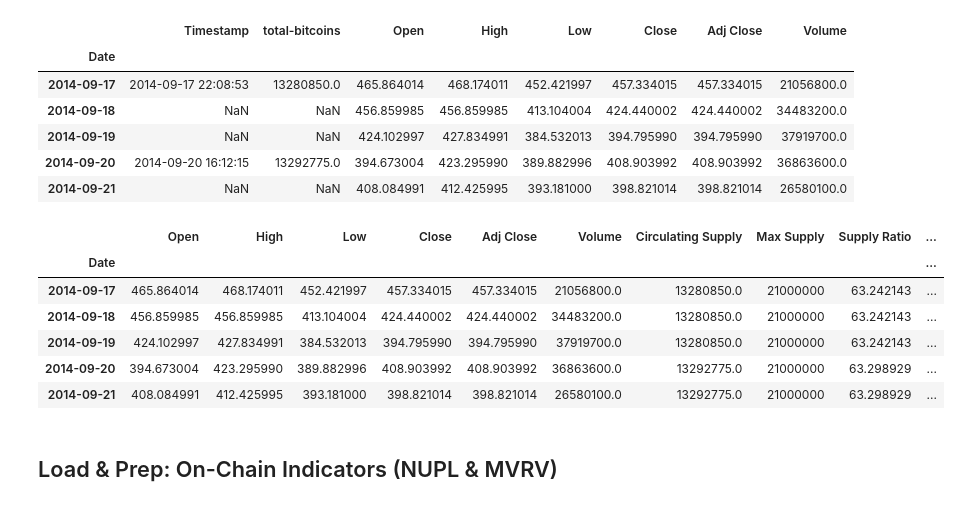
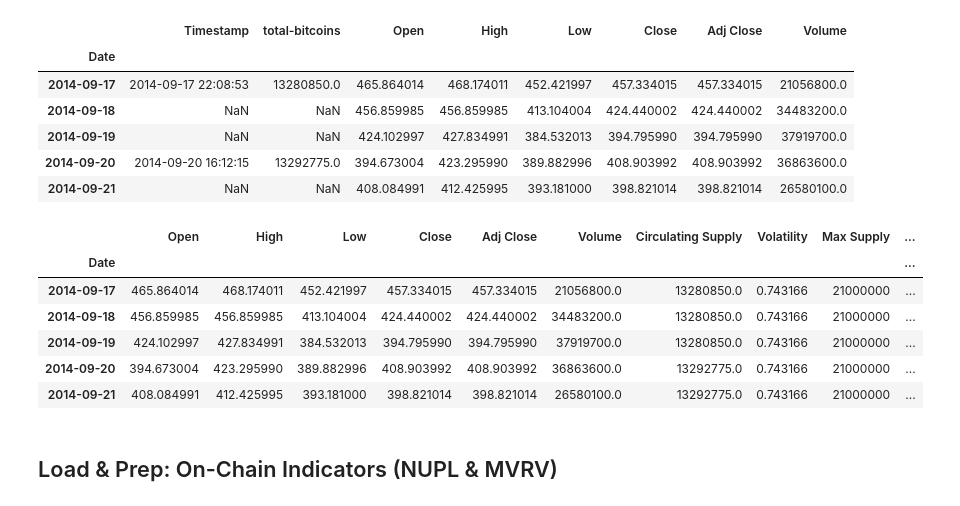
Before and after one commit to bcizek91/crypto_bot_project_2, a Jupyter notebook: Data_Prep_Master.ipynb, the cells around one changed output. Saved outputs shown, nothing was run; the diff lists cells and outputs as text; code cells hidden in the pictures.

Commit message:
Added volatility

```diff
--- a/Data_Prep_Master.ipynb
+++ b/Data_Prep_Master.ipynb
@@ -74,28 +74,31 @@ btc_df.head()
 # %%
 #Backfill Supply Column to Daily Grain where null
 btc_df['Circulating Supply'] = btc_df['total-bitcoins'].ffill()
 btc_df = btc_df.drop(columns = ['Timestamp', 'total-bitcoins'])
 btc_df.head()
+
+#Add Volatility
+btc_df['Volatility']= (btc_df['Close'].pct_change().std())*np.sqrt(365)
 
 #Add BTC Max Supply and Circulating Supply Ratio
 btc_df['Max Supply'] = 21000000
 btc_df['Supply Ratio'] = (btc_df['Circulating Supply'] / btc_df['Max Supply']) * 100
 
 #Volume over Circulating Supply Ratio
 btc_df['Volume Supply Ratio'] = (btc_df['Volume'] / btc_df['Circulating Supply'])
 
 #Volume over Closing Price Ratio
 btc_df['Volume Close Ratio'] = (btc_df['Volume'] / btc_df['Close'])
 
 btc_df.head()
 # %% [output]
-|  | Open | High | Low | Close | Adj Close | Volume | Circulating Supply | Max Supply | Supply Ratio | ... |
+|  | Open | High | Low | Close | Adj Close | Volume | Circulating Supply | Volatility | Max Supply | ... |
 | Date |  |  |  |  |  |  |  |  |  | ... |
-| 2014-09-17 | 465.864014 | 468.174011 | 452.421997 | 457.334015 | 457.334015 | 21056800.0 | 13280850.0 | 21000000 | 63.242143 | ... |
-| 2014-09-18 | 456.859985 | 456.859985 | 413.104004 | 424.440002 | 424.440002 | 34483200.0 | 13280850.0 | 21000000 | 63.242143 | ... |
-| 2014-09-19 | 424.102997 | 427.834991 | 384.532013 | 394.795990 | 394.795990 | 37919700.0 | 13280850.0 | 21000000 | 63.242143 | ... |
-| 2014-09-20 | 394.673004 | 423.295990 | 389.882996 | 408.903992 | 408.903992 | 36863600.0 | 13292775.0 | 21000000 | 63.298929 | ... |
-| 2014-09-21 | 408.084991 | 412.425995 | 393.181000 | 398.821014 | 398.821014 | 26580100.0 | 13292775.0 | 21000000 | 63.298929 | ... |
+| 2014-09-17 | 465.864014 | 468.174011 | 452.421997 | 457.334015 | 457.334015 | 21056800.0 | 13280850.0 | 0.743166 | 21000000 | ... |
+| 2014-09-18 | 456.859985 | 456.859985 | 413.104004 | 424.440002 | 424.440002 | 34483200.0 | 13280850.0 | 0.743166 | 21000000 | ... |
+| 2014-09-19 | 424.102997 | 427.834991 | 384.532013 | 394.795990 | 394.795990 | 37919700.0 | 13280850.0 | 0.743166 | 21000000 | ... |
+| 2014-09-20 | 394.673004 | 423.295990 | 389.882996 | 408.903992 | 408.903992 | 36863600.0 | 13292775.0 | 0.743166 | 21000000 | ... |
+| 2014-09-21 | 408.084991 | 412.425995 | 393.181000 | 398.821014 | 398.821014 | 26580100.0 | 13292775.0 | 0.743166 | 21000000 | ... |
 # %% [markdown]
 ## Load & Prep: On-Chain Indicators (NUPL & MVRV)
 # %%
```
Also changed, not shown: 1 other file.
